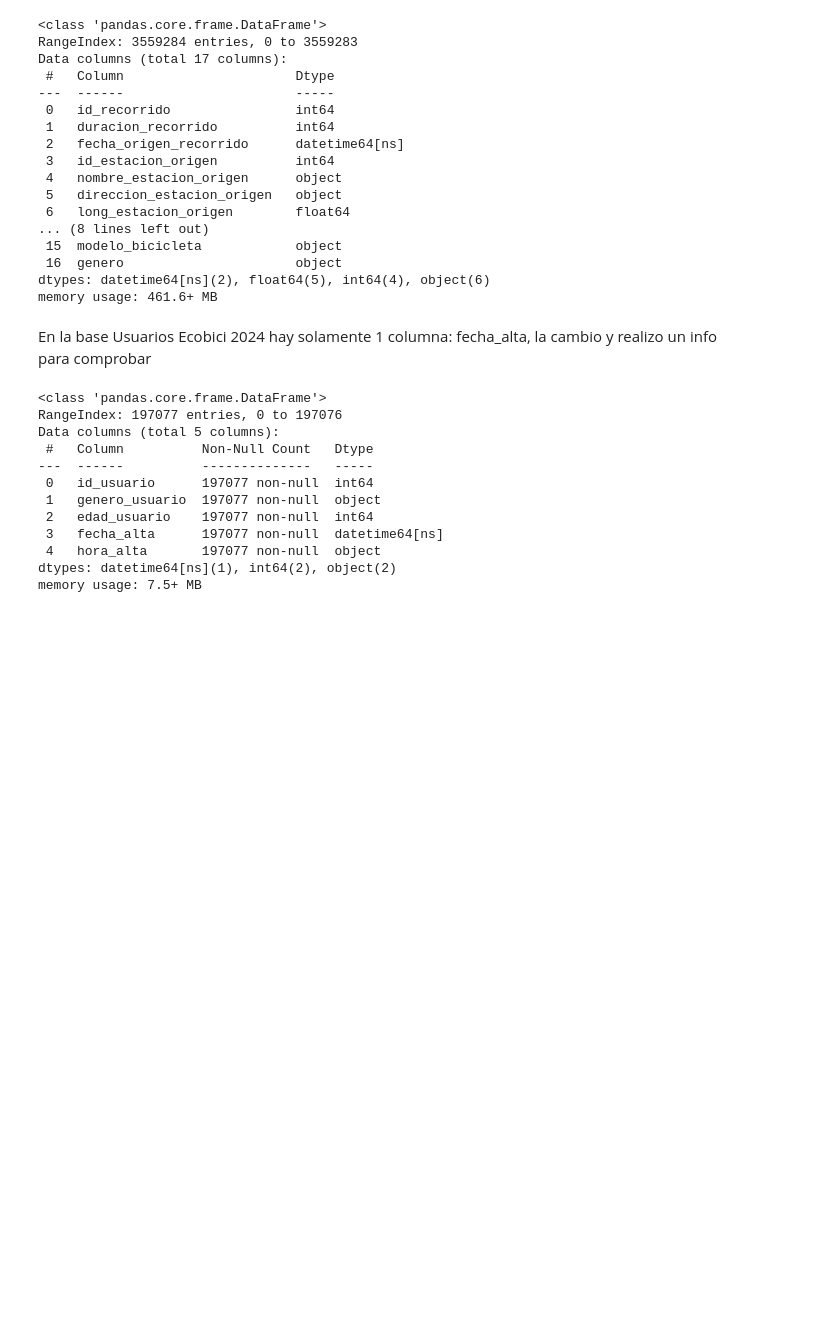
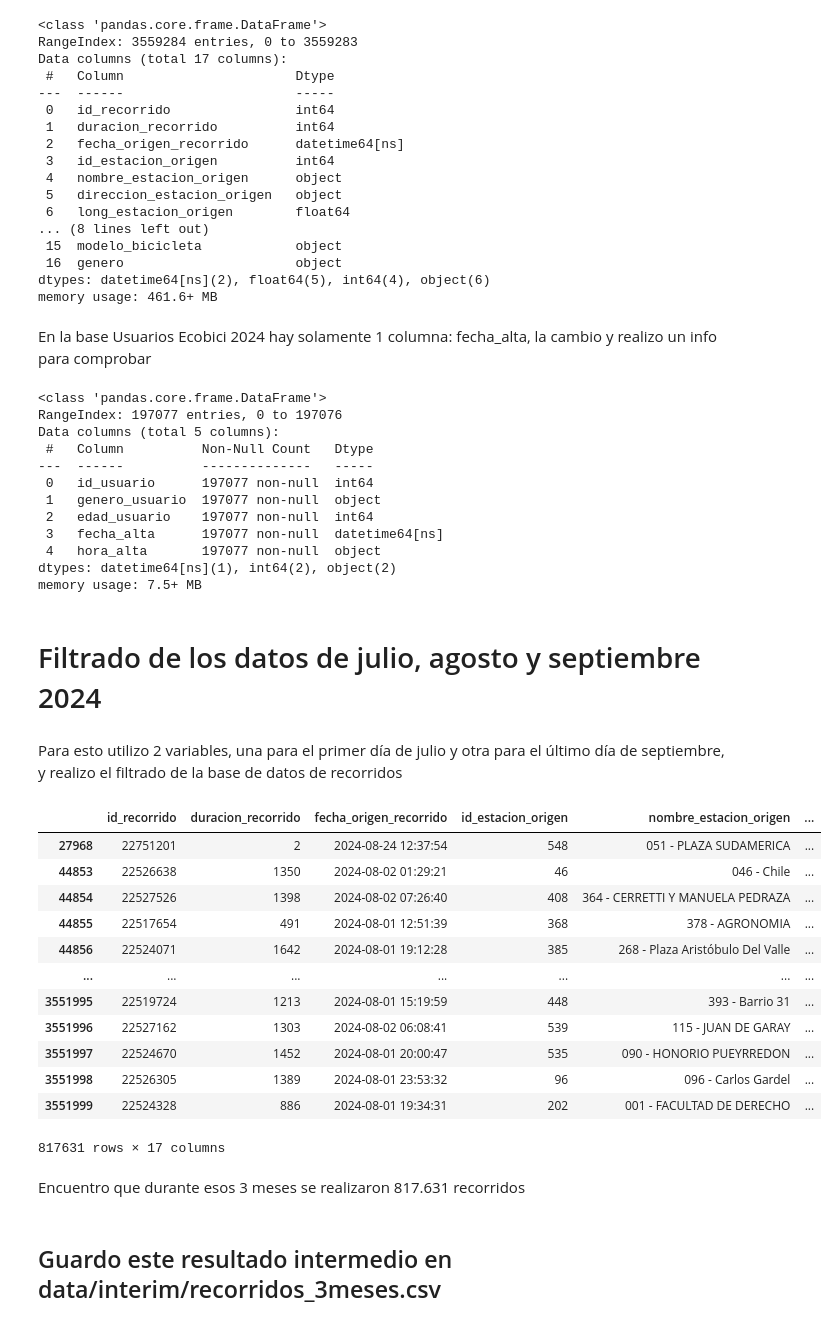
Before and after one commit to BaKro300/aprendijaze1_v2final, a Jupyter notebook: notebooks/limpieza_integracion.ipynb, the cells around one changed output. Cells and saved outputs as stored; diff of their text form; code cells hidden in the pictures; blank space fills up the shorter version.

Commit message:
filtro 3 meses

```diff
--- a/notebooks/limpieza_integracion.ipynb
+++ b/notebooks/limpieza_integracion.ipynb
@@ -60,3 +60,33 @@ Data columns (total 5 columns):
  4   hora_alta       197077 non-null  object
 dtypes: datetime64[ns](1), int64(2), object(2)
 memory usage: 7.5+ MB
+# %% [markdown]
+# Filtrado de los datos de julio, agosto y septiembre 2024
+# %% [markdown]
+Para esto utilizo 2 variables, una para el primer día de julio y otra para el último día de septiembre, y realizo el filtrado de la base de datos de recorridos
+# %%
+# filtrar los viajes de julio, agosto y septiembre
+fecha_inicio = '2024-07-01'
+fecha_fin = '2024-09-30'
+recorridos_3meses = reco[(reco['fecha_origen_recorrido'] >= pd.to_datetime(fecha_inicio))
+                         & (reco['fecha_destino_recorrido'] <= pd.to_datetime(fecha_fin))]
+# %%
+recorridos_3meses
+# %% [output]
+|  | id_recorrido | duracion_recorrido | fecha_origen_recorrido | id_estacion_origen | nombre_estacion_origen | ... |
+| 27968 | 22751201 | 2 | 2024-08-24 12:37:54 | 548 | 051 - PLAZA SUDAMERICA | ... |
+| 44853 | 22526638 | 1350 | 2024-08-02 01:29:21 | 46 | 046 - Chile | ... |
+| 44854 | 22527526 | 1398 | 2024-08-02 07:26:40 | 408 | 364 - CERRETTI Y MANUELA PEDRAZA | ... |
+| 44855 | 22517654 | 491 | 2024-08-01 12:51:39 | 368 | 378 - AGRONOMIA | ... |
+| 44856 | 22524071 | 1642 | 2024-08-01 19:12:28 | 385 | 268 - Plaza Aristóbulo Del Valle | ... |
+| ... | ... | ... | ... | ... | ... | ... |
+| 3551995 | 22519724 | 1213 | 2024-08-01 15:19:59 | 448 | 393 - Barrio 31 | ... |
+| 3551996 | 22527162 | 1303 | 2024-08-02 06:08:41 | 539 | 115 - JUAN DE GARAY | ... |
+| 3551997 | 22524670 | 1452 | 2024-08-01 20:00:47 | 535 | 090 - HONORIO PUEYRREDON | ... |
+| 3551998 | 22526305 | 1389 | 2024-08-01 23:53:32 | 96 | 096 - Carlos Gardel | ... |
+| 3551999 | 22524328 | 886 | 2024-08-01 19:34:31 | 202 | 001 - FACULTAD DE DERECHO | ... |
+817631 rows × 17 columns
+# %% [markdown]
+Encuentro que durante esos 3 meses se realizaron 817.631 recorridos
+# %% [markdown]
+## Guardo este resultado intermedio en data/interim/recorridos_3meses.csv
```
Also changed, not shown: parts of 1 cell of this notebook.
